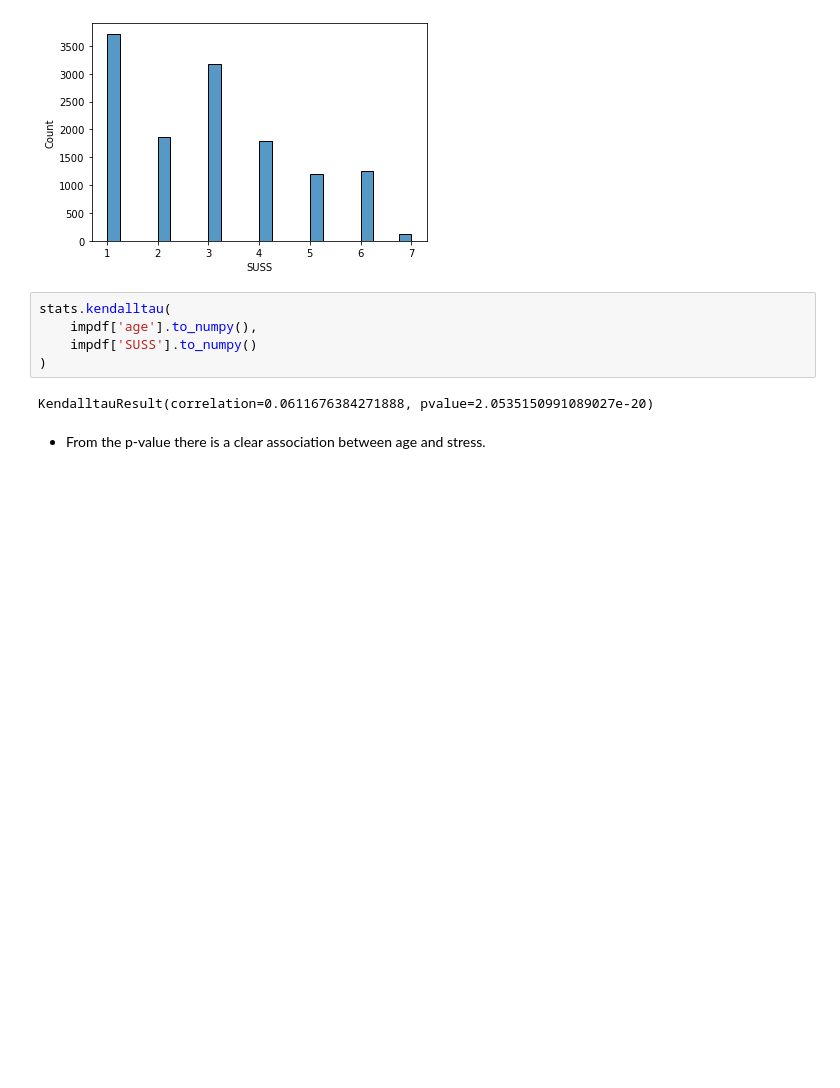
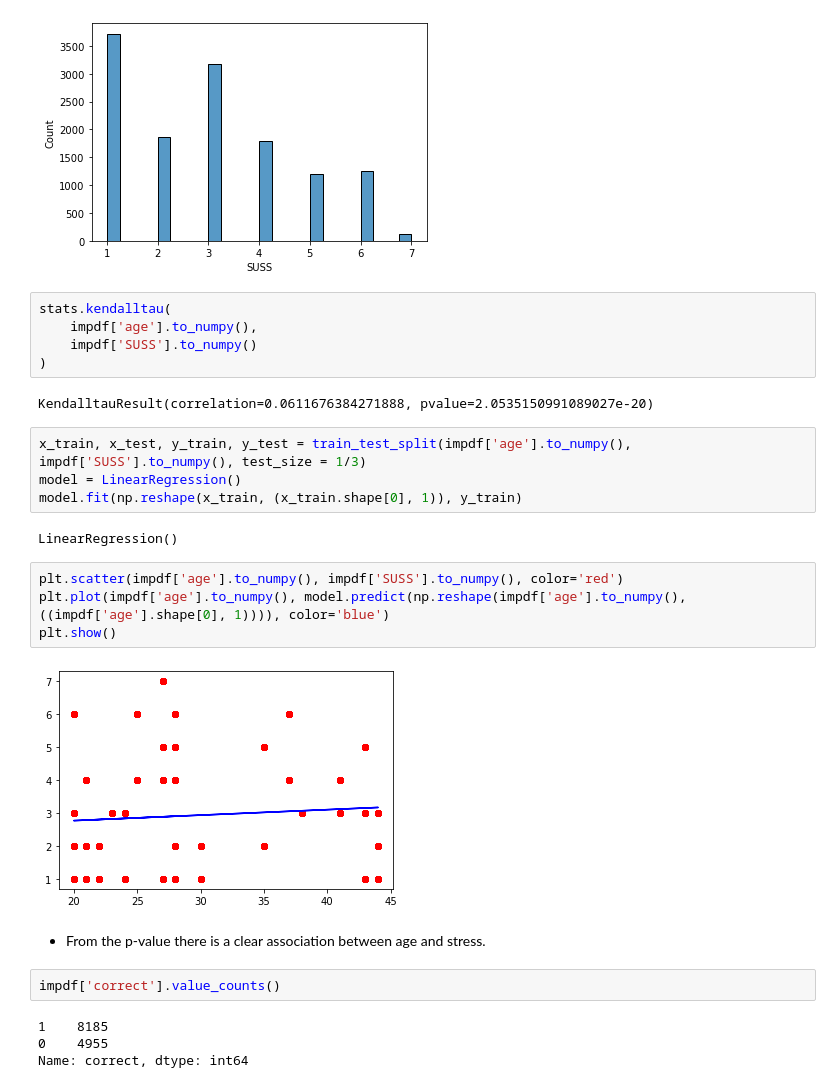
Before and after one commit to Akashdeepsingh98/BRSM-project, a Jupyter notebook: main.ipynb, the cells around one changed output. Cells and saved outputs as stored; diff of their text form; blank space fills up the shorter version.

```diff
--- a/main.ipynb
+++ b/main.ipynb
@@ -169,5 +176,23 @@ stats.kendalltau(
 )
 # %% [output]
 KendalltauResult(correlation=0.0611676384271888, pvalue=2.0535150991089027e-20)
+# %%
+x_train, x_test, y_train, y_test = train_test_split(impdf['age'].to_numpy(), impdf['SUSS'].to_numpy(), test_size = 1/3)
+model = LinearRegression()
+model.fit(np.reshape(x_train, (x_train.shape[0], 1)), y_train)
+# %% [output]
+LinearRegression()
+# %%
+plt.scatter(impdf['age'].to_numpy(), impdf['SUSS'].to_numpy(), color='red')
+plt.plot(impdf['age'].to_numpy(), model.predict(np.reshape(impdf['age'].to_numpy(), ((impdf['age'].shape[0], 1)))), color='blue')
+plt.show()
+# %% [output]
+[figure, added]
 # %% [markdown]
 - From the p-value there is a clear association between age and stress.
+# %%
+impdf['correct'].value_counts()
+# %% [output]
+1    8185
+0    4955
+Name: correct, dtype: int64
```
Also changed, not shown: parts of 5 cells of this notebook, 1 other file.
